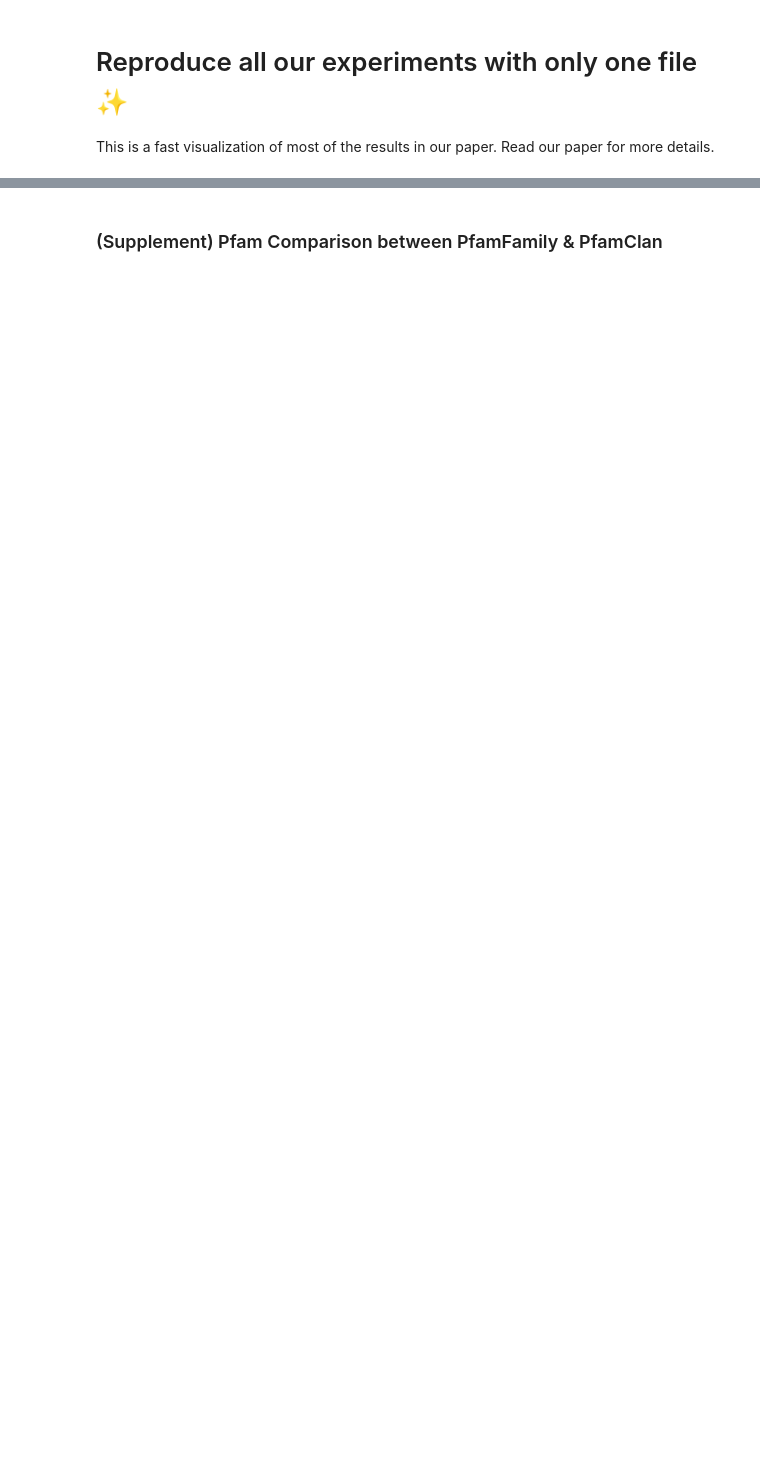
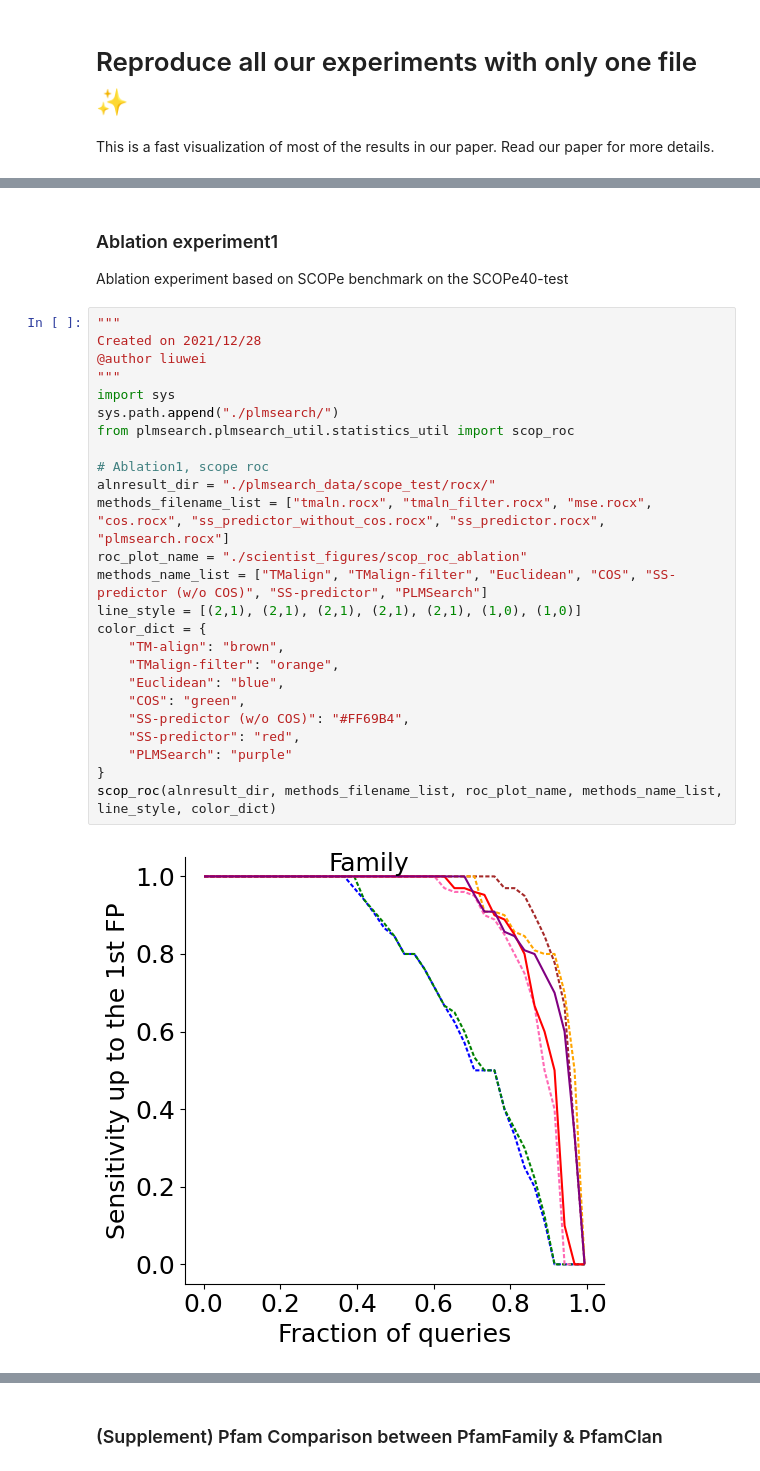
Before and after one commit to maovshao/PLMSearch, a Jupyter notebook: main.ipynb, the cells around one changed output, grey strips where cells are left out. Saved outputs shown, nothing was run; the diff lists cells and outputs as text; blank space fills up the shorter version.

```diff
--- a/main.ipynb
+++ b/main.ipynb
@@ -3,0 +158,30 @@ This is a fast visualization of most of the results in our paper. Read our paper
+# %% [markdown]
+### Ablation experiment1
+Ablation experiment based on SCOPe benchmark on the SCOPe40-test
+# %%
+"""
+Created on 2021/12/28
+@author liuwei
+"""
+import sys
+sys.path.append("./plmsearch/")
+from plmsearch.plmsearch_util.statistics_util import scop_roc
+
+# Ablation1, scope roc
+alnresult_dir = "./plmsearch_data/scope_test/rocx/"
+methods_filename_list = ["tmaln.rocx", "tmaln_filter.rocx", "mse.rocx", "cos.rocx", "ss_predictor_without_cos.rocx", "ss_predictor.rocx", "plmsearch.rocx"]
+roc_plot_name = "./scientist_figures/scop_roc_ablation"
+methods_name_list = ["TMalign", "TMalign-filter", "Euclidean", "COS", "SS-predictor (w/o COS)", "SS-predictor", "PLMSearch"]
+line_style = [(2,1), (2,1), (2,1), (2,1), (2,1), (1,0), (1,0)]
+color_dict = {
+    "TM-align": "brown",
+    "TMalign-filter": "orange",
+    "Euclidean": "blue",
+    "COS": "green",
+    "SS-predictor (w/o COS)": "#FF69B4",
+    "SS-predictor": "red",
+    "PLMSearch": "purple"
+}
+scop_roc(alnresult_dir, methods_filename_list, roc_plot_name, methods_name_list, line_style, color_dict)
+# %% [output]
+[figure, added]
```
Also changed, not shown: parts of 28 cells of this notebook, 5 other files.
